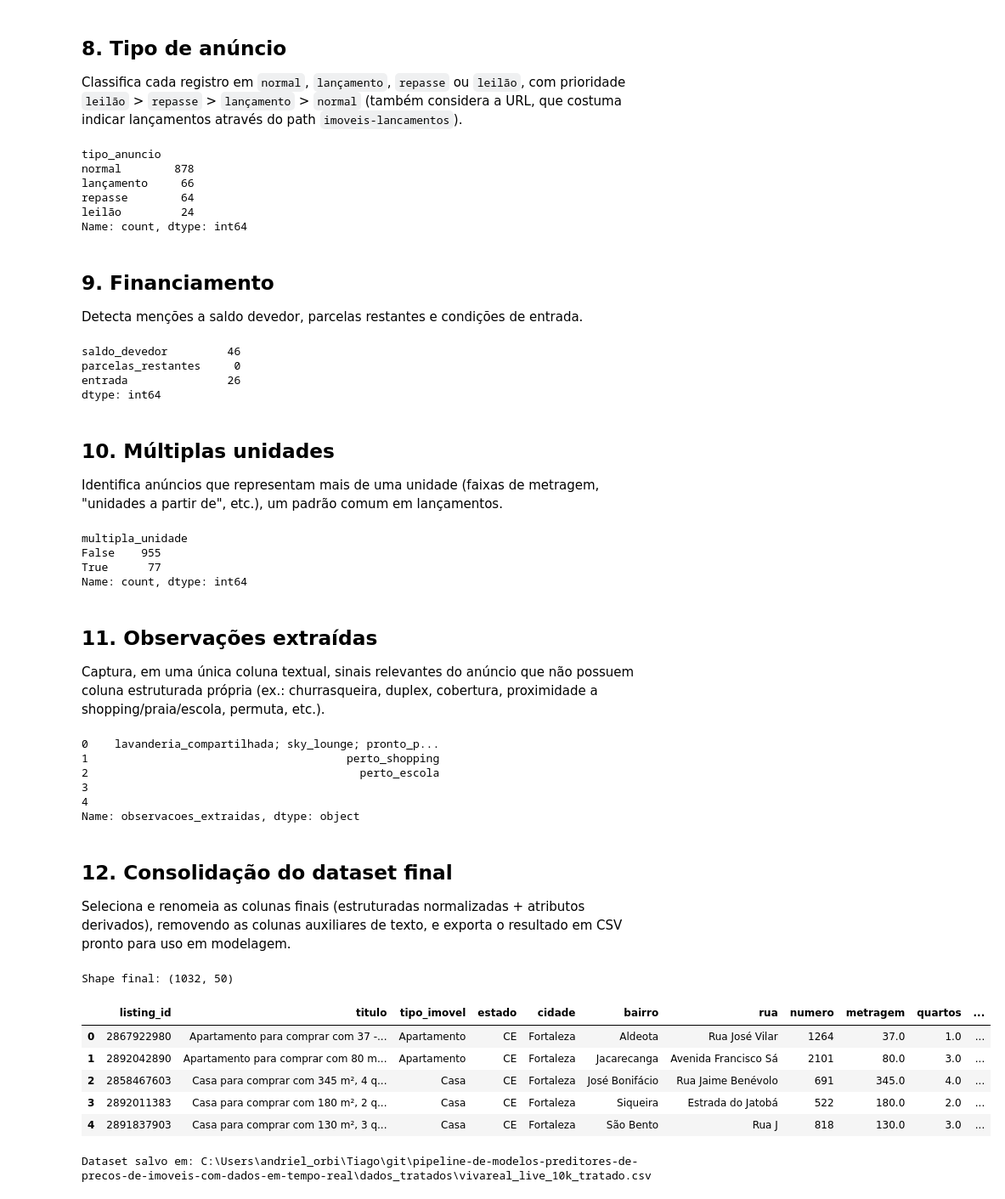
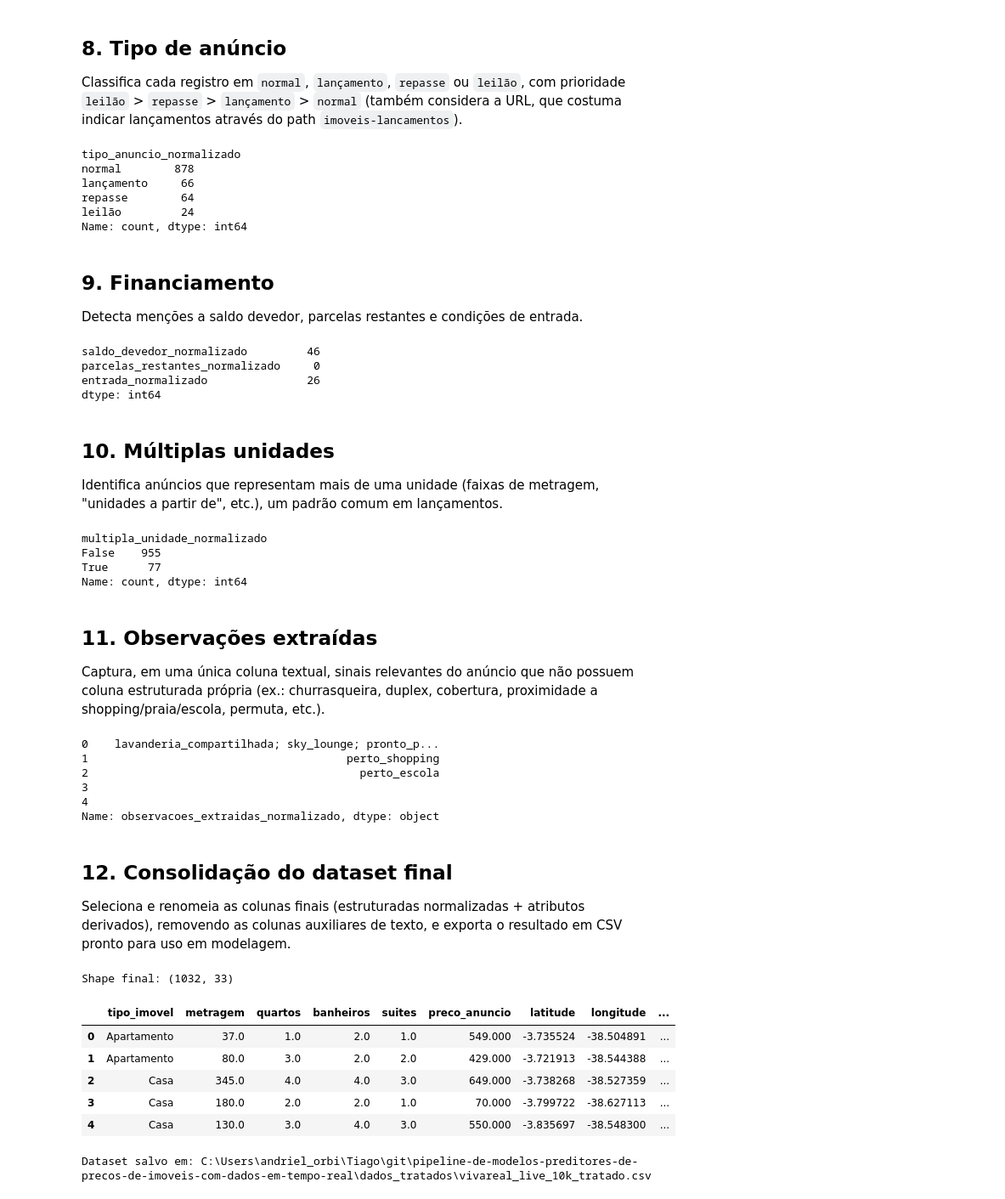
Before and after one commit to OTiaggo/pipeline-de-modelos-preditores-de-precos-de-imoveis-com-dados-em-tempo-real, a Jupyter notebook: dados_tratados/tratamento_dados_v1.ipynb, the cells around one changed output. Shown at 85% size. Drawn from its saved outputs; the diff is of its cells as text; code cells hidden in the pictures.

```diff
--- a/dados_tratados/tratamento_dados_v1.ipynb
+++ b/dados_tratados/tratamento_dados_v1.ipynb
@@ -432,12 +432,12 @@ def detectar_tipo_anuncio(texto_norm, url):
         return "lan\u00e7amento"
     return "normal"
 
-df["tipo_anuncio"] = [
+df["tipo_anuncio_normalizado"] = [
     detectar_tipo_anuncio(t, u) for t, u in zip(textos_norm, df["url"])
 ]
-df["tipo_anuncio"].value_counts()
+df["tipo_anuncio_normalizado"].value_counts()
 # %% [output]
-tipo_anuncio
+tipo_anuncio_normalizado
 normal        878
 lançamento     66
 repasse        64
@@ -449,9 +449,9 @@ Name: count, dtype: int64
 Detecta menções a saldo devedor, parcelas restantes e condições de entrada.
 # %%
 FINANCIAMENTO_KEYWORDS = {
-    "saldo_devedor": [r"saldo\s*devedor"],
-    "parcelas_restantes": [r"parcelas?\s*restantes?", r"parcelas?\s*a\s*pagar"],
-    "entrada": [r"\bentrada\s*de\b", r"\bentrada\s*\+", r"entrada\s*facilitada", r"entrada\s*r\$"],
+    "saldo_devedor_normalizado": [r"saldo\s*devedor"],
+    "parcelas_restantes_normalizado": [r"parcelas?\s*restantes?", r"parcelas?\s*a\s*pagar"],
+    "entrada_normalizado": [r"\bentrada\s*de\b", r"\bentrada\s*\+", r"entrada\s*facilitada", r"entrada\s*r\$"],
 }
 
 for chave, padroes in FINANCIAMENTO_KEYWORDS.items():
@@ -459,9 +459,9 @@ for chave, padroes in FINANCIAMENTO_KEYWORDS.items():
 
 df[list(FINANCIAMENTO_KEYWORDS.keys())].sum()
 # %% [output]
-saldo_devedor         46
-parcelas_restantes     0
-entrada               26
+saldo_devedor_normalizado         46
+parcelas_restantes_normalizado     0
+entrada_normalizado               26
 dtype: int64
 # %% [markdown]
 ## 10. Múltiplas unidades
@@ -476,12 +476,12 @@ MULTIPLA_UNIDADE_PADROES = [
     r"a\s*partir\s*de\s*r?\$?\s*\d",
 ]
 
-df["multipla_unidade"] = textos_norm.apply(
+df["multipla_unidade_normalizado"] = textos_norm.apply(
     lambda t: detectar_amenidade(t, MULTIPLA_UNIDADE_PADROES)
 )
-df["multipla_unidade"].value_counts()
+df["multipla_unidade_normalizado"].value_counts()
 # %% [output]
-multipla_unidade
+multipla_unidade_normalizado
 False    955
 True      77
 Name: count, dtype: int64
@@ -513,15 +513,15 @@ def gerar_observacoes(texto_norm):
     achados = [nome for nome, padroes in OBSERVACOES_KEYWORDS.items() if detectar_amenidade(texto_norm, padroes)]
     return "; ".join(achados) if achados else ""
 
-df["observacoes_extraidas"] = textos_norm.apply(gerar_observacoes)
-df["observacoes_extraidas"].head(5)
+df["observacoes_extraidas_normalizado"] = textos_norm.apply(gerar_observacoes)
+df["observacoes_extraidas_normalizado"].head(5)
 # %% [output]
 0    lavanderia_compartilhada; sky_lounge; pronto_p...
 1                                       perto_shopping
 2                                         perto_escola
 3
 4
-Name: observacoes_extraidas, dtype: object
+Name: observacoes_extraidas_normalizado, dtype: object
 # %% [markdown]
 ## 12. Consolidação do dataset final
 
@@ -530,44 +530,51 @@ colunas auxiliares de texto, e exporta o resultado em CSV pronto para uso em mod
 # %%
 colunas_finais = [
     "listing_id", "titulo", "tipo_imovel", "estado",
     "cidade_normalizada", "bairro_normalizado", "rua_normalizada", "numero",
     "metragem_normalizada", "quartos_normalizado", "banheiros_normalizado",
     "suites_normalizado", "andar_normalizado", "vagas_normalizado",
     "preco_anuncio", "latitude", "longitude",
-    "portaria_24h", "vista_mar", "condominio_fechado", "piscina", "deck",
-    "varanda", "varanda_gourmet", "academia", "salao_festas", "salao_jogos",
-    "quadra", "playground", "brinquedoteca", "coworking", "pet_place",
-    "elevador", "energia_solar",
-    "nascente", "andar_alto", "mobiliado", "reformado", "frente_mar", "vista_livre",
-    "tipo_anuncio",
-    "saldo_devedor", "parcelas_restantes", "entrada",
-    "multipla_unidade",
-    "observacoes_extraidas",
+    "portaria_24h_normalizado", "vista_mar_normalizado", "condominio_fechado_normalizado", "piscina_normalizado", "deck_normalizado",
+    "varanda_normalizado", "varanda_gourmet_normalizado", "academia_normalizado", "salao_festas_normalizado", "salao_jogos_normalizado",
+    "quadra_normalizado", "playground_normalizado", "brinquedoteca_normalizado", "coworking_normalizado", "pet_place_normalizado",
+    "elevador_normalizado", "energia_solar_normalizado",
+    "nascente_normalizado", "andar_alto_normalizado", "mobiliado_normalizado", "reformado_normalizado", "frente_mar_normalizado", "vista_livre_normalizado",
+    "tipo_anuncio_normalizado",
+    "saldo_devedor_normalizado", "parcelas_restantes_normalizado", "entrada_normalizado",
+    "multipla_unidade_normalizado",
+    "observacoes_extraidas_normalizado",
     "anuncio_criado", "corretora", "nota_media", "url",
 ]
 
+remover_df_final = {
+    "bairro_normalizado", "cidade_normalizada", "listing_id", "titulo", "estado",
+    "rua_normalizada", "numero", "endereco", "tem_varanda_gourmet", "descricao",
+    "corretora", "url", "imagem_url", "_titulo_n", "_descricao_n", "_endereco_n",
+    "_texto_full", "andar_normalizado", "vagas_normalizado",
+    "saldo_devedor_normalizado", "parcelas_restantes_normalizado", "entrada_normalizado",
+    "observacoes_extraidas_normalizado", "multipla_unidade_normalizado",
+    "energia_solar_normalizado",
+}
+
+colunas_finais = [col for col in colunas_finais if col not in remover_df_final]
+
 df_final = df[colunas_finais].rename(columns={
-    "cidade_normalizada": "cidade",
-    "bairro_normalizado": "bairro",
-    "rua_normalizada": "rua",
     "metragem_normalizada": "metragem",
     "quartos_normalizado": "quartos",
     "banheiros_normalizado": "banheiros",
     "suites_normalizado": "suites",
-    "andar_normalizado": "andar",
-    "vagas_normalizado": "vagas",
 })
 
 print("Shape final:", df_final.shape)
 df_final.head(5)
 # %% [output]
-Shape final: (1032, 50)
+Shape final: (1032, 33)
-|  | listing_id | titulo | tipo_imovel | estado | cidade | bairro | rua | numero | metragem | quartos | ... |
-| 0 | 2867922980 | Apartamento para comprar com 37 -... | Apartamento | CE | Fortaleza | Aldeota | Rua José Vilar | 1264 | 37.0 | 1.0 | ... |
-| 1 | 2892042890 | Apartamento para comprar com 80 m... | Apartamento | CE | Fortaleza | Jacarecanga | Avenida Francisco Sá | 2101 | 80.0 | 3.0 | ... |
-| 2 | 2858467603 | Casa para comprar com 345 m², 4 q... | Casa | CE | Fortaleza | José Bonifácio | Rua Jaime Benévolo | 691 | 345.0 | 4.0 | ... |
-| 3 | 2892011383 | Casa para comprar com 180 m², 2 q... | Casa | CE | Fortaleza | Siqueira | Estrada do Jatobá | 522 | 180.0 | 2.0 | ... |
-| 4 | 2891837903 | Casa para comprar com 130 m², 3 q... | Casa | CE | Fortaleza | São Bento | Rua J | 818 | 130.0 | 3.0 | ... |
+|  | tipo_imovel | metragem | quartos | banheiros | suites | preco_anuncio | latitude | longitude | ... |
+| 0 | Apartamento | 37.0 | 1.0 | 2.0 | 1.0 | 549.000 | -3.735524 | -38.504891 | ... |
+| 1 | Apartamento | 80.0 | 3.0 | 2.0 | 2.0 | 429.000 | -3.721913 | -38.544388 | ... |
+| 2 | Casa | 345.0 | 4.0 | 4.0 | 3.0 | 649.000 | -3.738268 | -38.527359 | ... |
+| 3 | Casa | 180.0 | 2.0 | 2.0 | 1.0 | 70.000 | -3.799722 | -38.627113 | ... |
+| 4 | Casa | 130.0 | 3.0 | 4.0 | 3.0 | 550.000 | -3.835697 | -38.548300 | ... |
 # %%
 arquivo_original = Path(INPUT_PATH)
 
```
Also changed, not shown: parts of 27 cells of this notebook, 1 other file.
